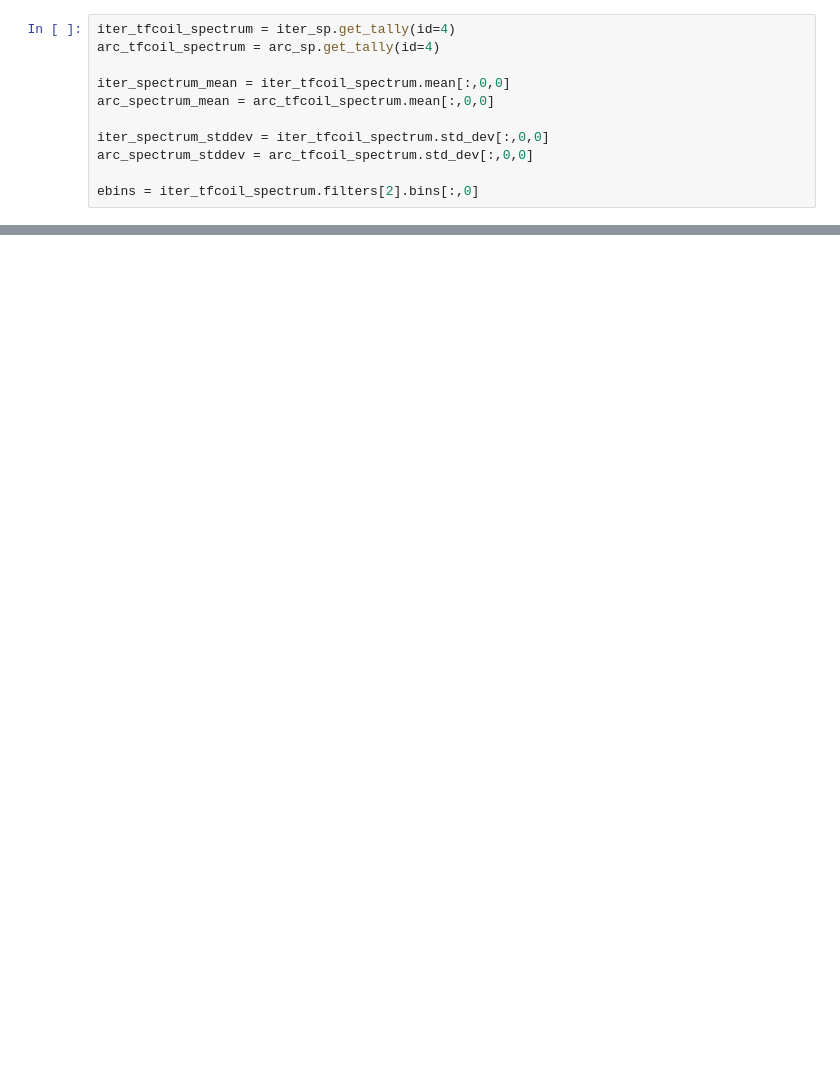
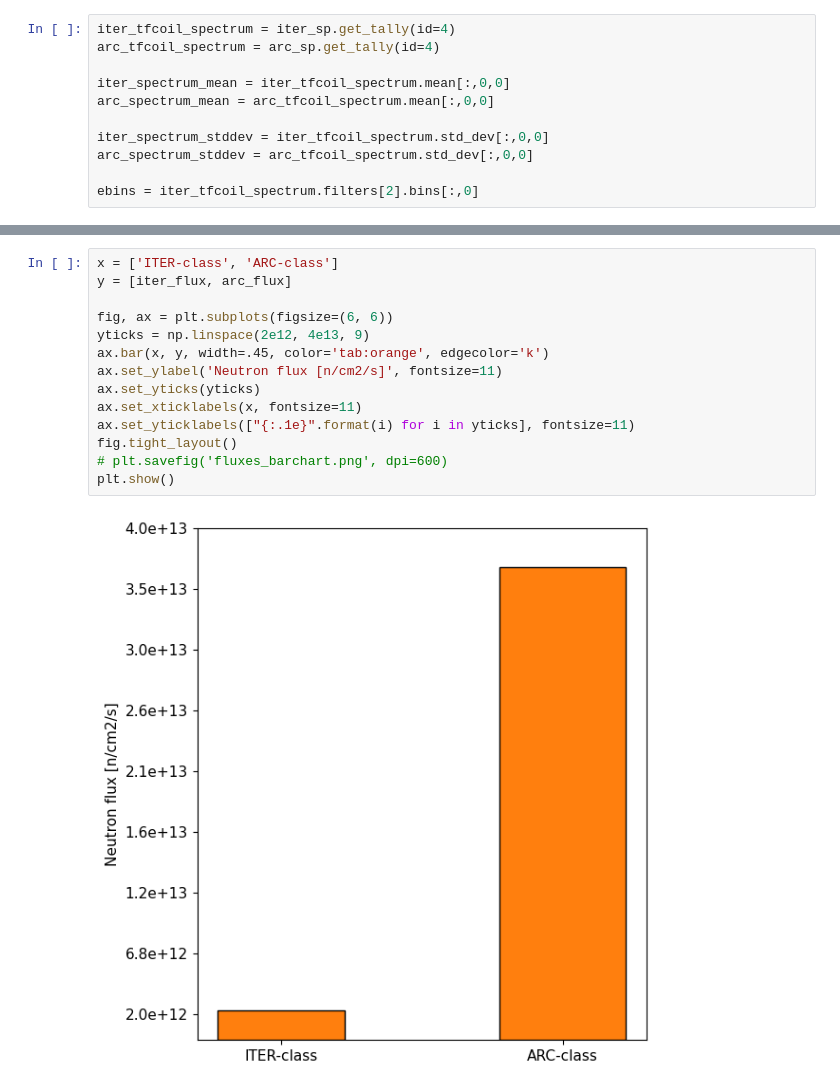
Before and after one commit to SteSeg/tokamak_radiation_environment, a Jupyter notebook: notebooks/iter_arc_magnet_flux.ipynb, the cells around one changed output, grey strips where cells are left out. Drawn from its saved outputs; the diff is of its cells as text; blank space fills up the shorter version.

```diff
--- a/notebooks/iter_arc_magnet_flux.ipynb
+++ b/notebooks/iter_arc_magnet_flux.ipynb
@@ -54,3 +67,19 @@ plt.loglog(ebins, arc_tfcoil_spectrum.std_dev[:,0,0] / arc_tfcoil_spectrum.mean[
+# %%
+x = ['ITER-class', 'ARC-class']
+y = [iter_flux, arc_flux]
+
+fig, ax = plt.subplots(figsize=(6, 6))
+yticks = np.linspace(2e12, 4e13, 9)
+ax.bar(x, y, width=.45, color='tab:orange', edgecolor='k')
+ax.set_ylabel('Neutron flux [n/cm2/s]', fontsize=11)
+ax.set_yticks(yticks)
+ax.set_xticklabels(x, fontsize=11)
+ax.set_yticklabels(["{:.1e}".format(i) for i in yticks], fontsize=11)
+fig.tight_layout()
+# plt.savefig('fluxes_barchart.png', dpi=600)
+plt.show()
+# %% [output]
+[figure, added]
 # %%
 iter_gas_production = iter_sp.get_tally(id=3).get_pandas_dataframe()
 arc_gas_production = arc_sp.get_tally(id=3).get_pandas_dataframe()
```
Also changed, not shown: parts of 9 cells of this notebook, 5 other files.
